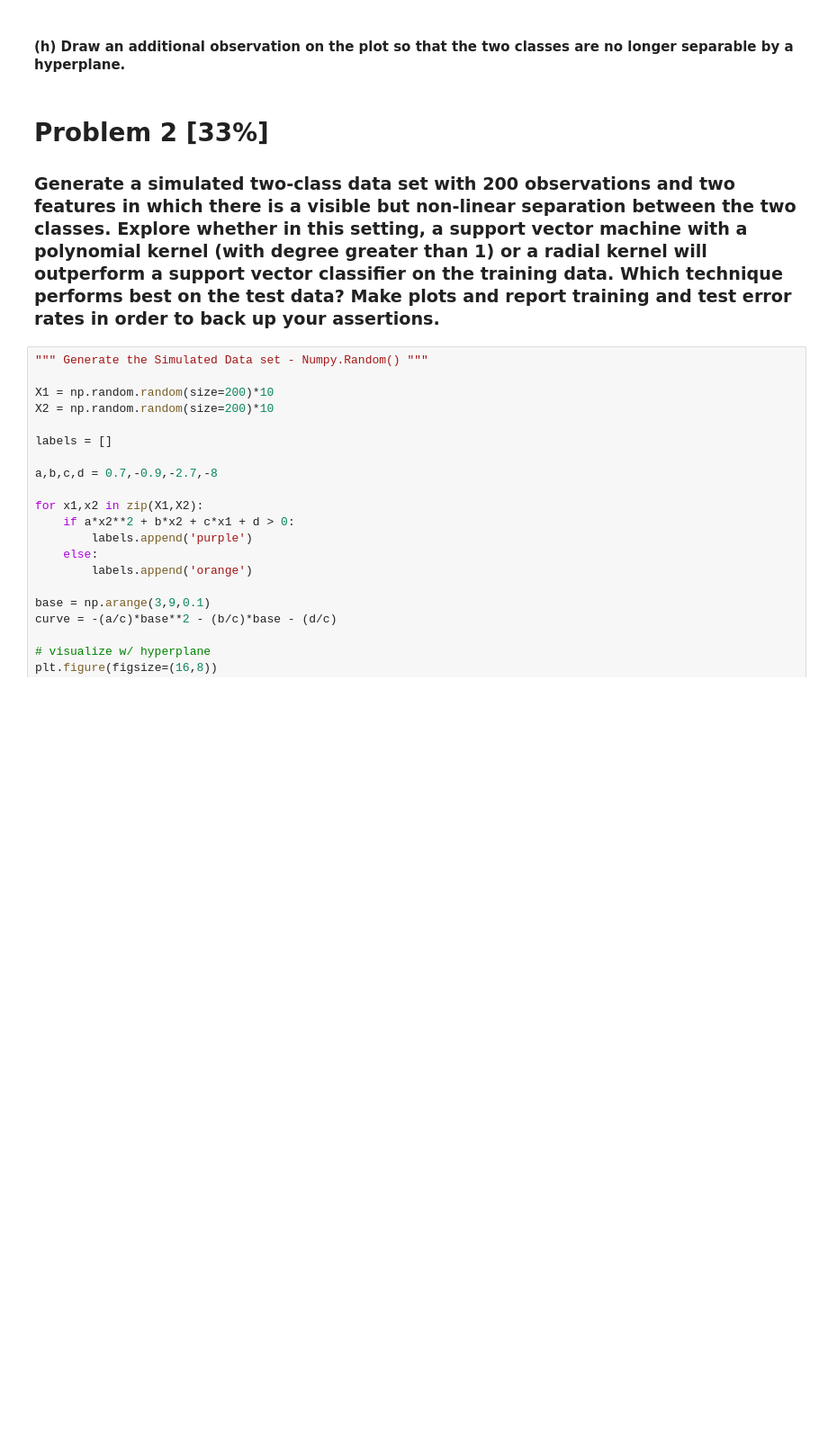
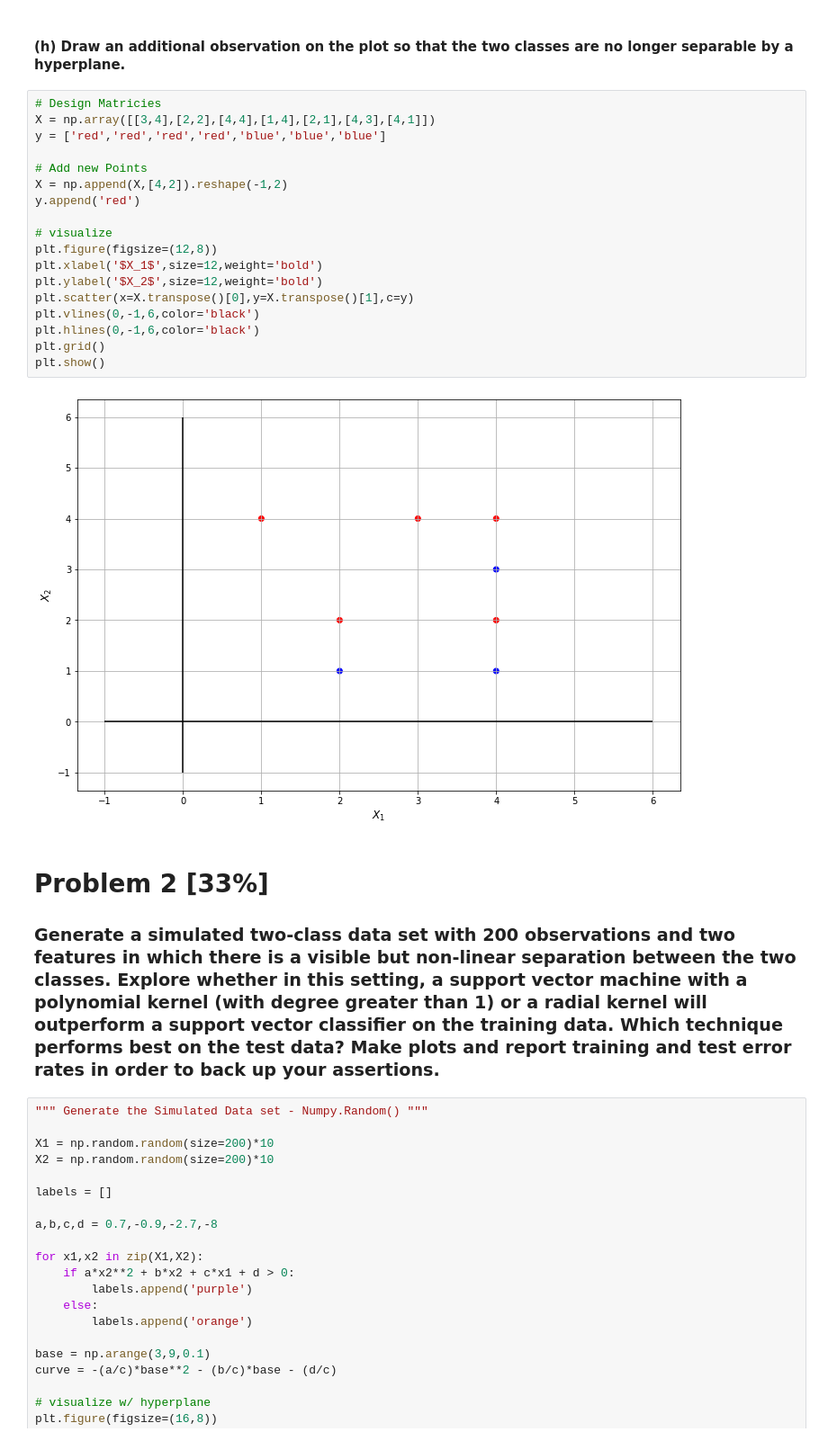
Before and after one commit to landonbuell/Buell-CS750-Spring2020, a Jupyter notebook: assignment7/assignment7.ipynb, the cells around one changed output. Shown: that part at 90% size. Drawn from its saved outputs; the diff is of its cells as text; blank space fills up the shorter version.

```diff
--- a/assignment7/assignment7.ipynb
+++ b/assignment7/assignment7.ipynb
@@ -99,5 +129,25 @@ The 7th data point is located at $X_1 = 4$ , $X_2 = 1$. The maximal margin class
 # %% [markdown]
 #### (h) Draw an additional observation on the plot so that the two classes are no longer separable by a hyperplane.
+# %%
+# Design Matricies
+X = np.array([[3,4],[2,2],[4,4],[1,4],[2,1],[4,3],[4,1]])
+y = ['red','red','red','red','blue','blue','blue']
+
+# Add new Points
+X = np.append(X,[4,2]).reshape(-1,2)
+y.append('red')
+
+# visualize
+plt.figure(figsize=(12,8))
+plt.xlabel('$X_1$',size=12,weight='bold')
+plt.ylabel('$X_2$',size=12,weight='bold')
+plt.scatter(x=X.transpose()[0],y=X.transpose()[1],c=y)
+plt.vlines(0,-1,6,color='black')
+plt.hlines(0,-1,6,color='black')
+plt.grid()
+plt.show()
+# %% [output]
+[figure, added]
 # %% [markdown]
 # Problem 2 [33%]
 ### Generate a simulated two-class data set with 200 observations and two features in which there is a visible but non-linear separation between the two classes. Explore whether in this setting, a support vector machine with a polynomial kernel (with degree greater than 1) or a radial kernel will outperform a support vector classiﬁer on the training data. Which technique performs best on the test data? Make plots and report training and test error rates in order to back up your assertions.
```
Also changed, not shown: parts of 14 cells of this notebook, 2 other files.
